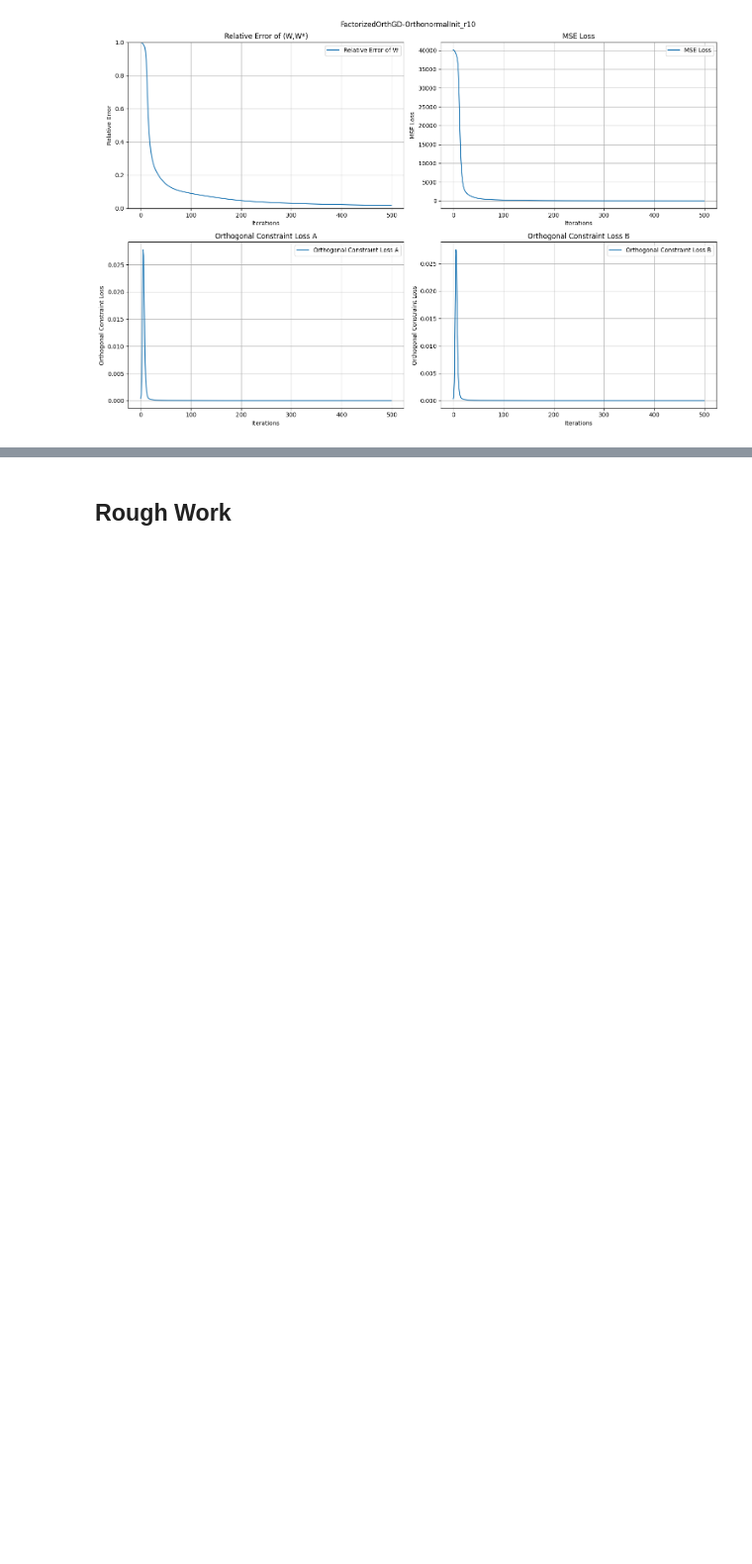
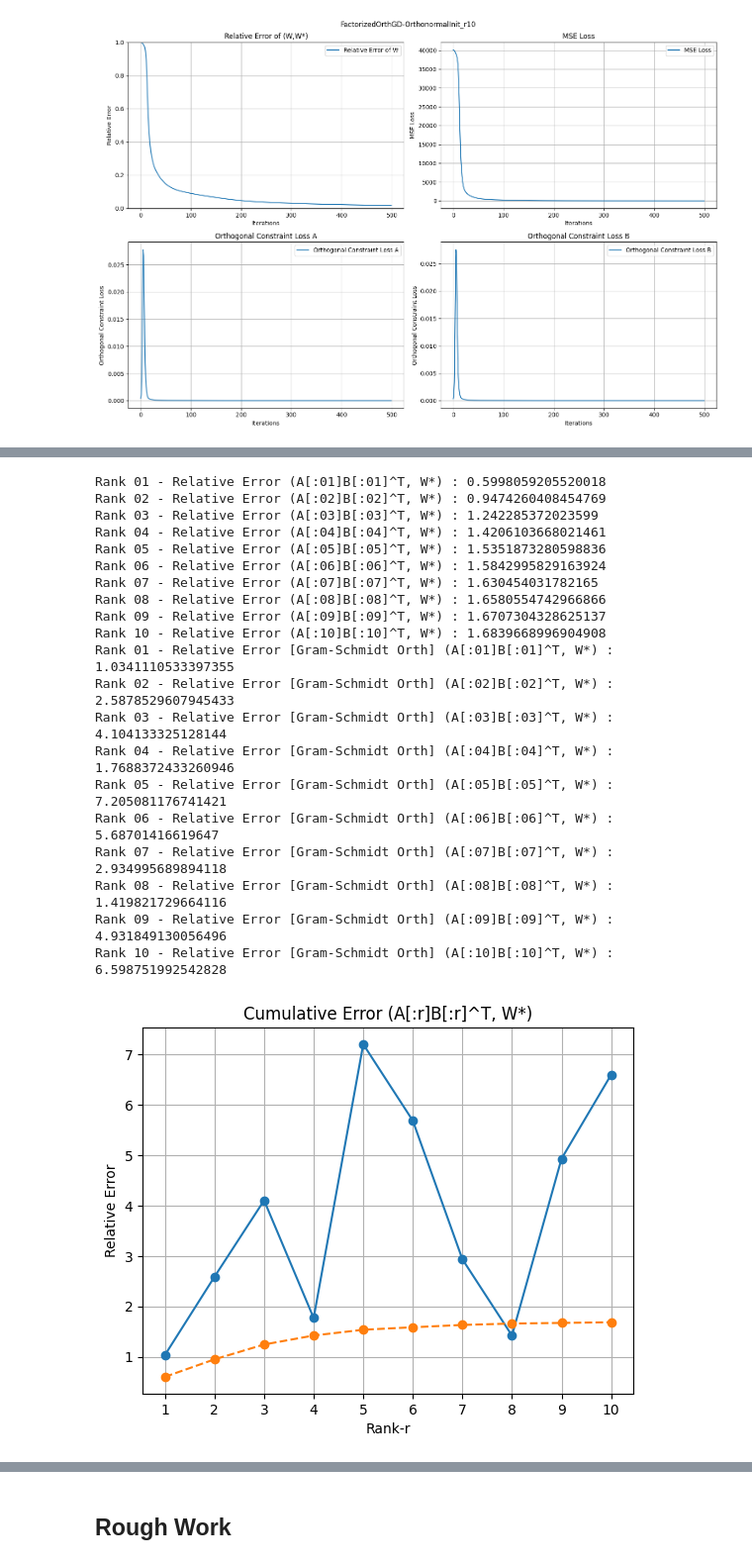
Before and after one commit to nikhil-chigali/Sequential-Low-Rank-Regression, a Jupyter notebook: sequential_low_rank_regression.ipynb, the cells around one changed output, grey strips where cells are left out. Shown at 99% size. Cells and saved outputs as stored; diff of their text form; code cells hidden in the pictures; blank space fills up the shorter version.

```diff
--- a/sequential_low_rank_regression.ipynb
+++ b/sequential_low_rank_regression.ipynb
@@ -750,0 +959,64 @@ Results can be viewed under [results/MatrixFactorization_GD.csv](https://github.
+# %%
+# Cumulative error of rank-r approximation using Sequential Factorized GD
+seq_r_errors = np.zeros(args.r)
+seq_r_errors_orth = np.zeros(args.r)
+
+for i in range(args.r):
+    A_r = np.sum(A_r1s[: i + 1], axis=0)
+    B_r = np.sum(B_r1s[: i + 1], axis=0)
+    W_r = A_r @ B_r.T
+    seq_r_errors[i] = la.norm(W_r - W_star, ord="fro") / la.norm(W_star, ord="fro")
+    print(
+        f"Rank {i+1:02d} - Relative Error (A[:{i+1:02d}]B[:{i+1:02d}]^T, W*) : {seq_r_errors[i]}"
+    )
+
+for i in range(args.r):
+    A_r = np.sum(A_r1s_orth[: i + 1], axis=0)
+    B_r = np.sum(B_r1s_orth[: i + 1], axis=0)
+    W_r = A_r @ B_r.T
+    seq_r_errors_orth[i] = la.norm(W_r - W_star, ord="fro") / la.norm(W_star, ord="fro")
+    print(
+        f"Rank {i+1:02d} - Relative Error [Gram-Schmidt Orth] (A[:{i+1:02d}]B[:{i+1:02d}]^T, W*) : {seq_r_errors_orth[i]}"
+    )
+
+
+# Plotting the Cumulative error of rank-r approximation
+plt.plot(
+    range(1, args.r + 1), seq_r_errors_orth, marker="o", label="Sequential (A, B) - GS"
+)
+plt.plot(
+    range(1, args.r + 1),
+    seq_r_errors,
+    marker="o",
+    label="Sequential (A, B)",
+    linestyle="--",
+)
+plt.xticks(range(1, args.r + 1))
+plt.xlabel("Rank-r")
+plt.ylabel("Relative Error")
+plt.title("Cumulative Error (A[:r]B[:r]^T, W*)")
+plt.grid()
+
+plt.show()
+# %% [output]
+Rank 01 - Relative Error (A[:01]B[:01]^T, W*) : 0.5998059205520018
+Rank 02 - Relative Error (A[:02]B[:02]^T, W*) : 0.9474260408454769
+Rank 03 - Relative Error (A[:03]B[:03]^T, W*) : 1.242285372023599
+Rank 04 - Relative Error (A[:04]B[:04]^T, W*) : 1.4206103668021461
+Rank 05 - Relative Error (A[:05]B[:05]^T, W*) : 1.5351873280598836
+Rank 06 - Relative Error (A[:06]B[:06]^T, W*) : 1.5842995829163924
+Rank 07 - Relative Error (A[:07]B[:07]^T, W*) : 1.630454031782165
+Rank 08 - Relative Error (A[:08]B[:08]^T, W*) : 1.6580554742966866
+Rank 09 - Relative Error (A[:09]B[:09]^T, W*) : 1.6707304328625137
+Rank 10 - Relative Error (A[:10]B[:10]^T, W*) : 1.6839668996904908
+Rank 01 - Relative Error [Gram-Schmidt Orth] (A[:01]B[:01]^T, W*) : 1.0341110533397355
+Rank 02 - Relative Error [Gram-Schmidt Orth] (A[:02]B[:02]^T, W*) : 2.5878529607945433
+Rank 03 - Relative Error [Gram-Schmidt Orth] (A[:03]B[:03]^T, W*) : 4.104133325128144
+Rank 04 - Relative Error [Gram-Schmidt Orth] (A[:04]B[:04]^T, W*) : 1.7688372433260946
+Rank 05 - Relative Error [Gram-Schmidt Orth] (A[:05]B[:05]^T, W*) : 7.205081176741421
+Rank 06 - Relative Error [Gram-Schmidt Orth] (A[:06]B[:06]^T, W*) : 5.68701416619647
+Rank 07 - Relative Error [Gram-Schmidt Orth] (A[:07]B[:07]^T, W*) : 2.934995689894118
+Rank 08 - Relative Error [Gram-Schmidt Orth] (A[:08]B[:08]^T, W*) : 1.419821729664116
+Rank 09 - Relative Error [Gram-Schmidt Orth] (A[:09]B[:09]^T, W*) : 4.931849130056496
+Rank 10 - Relative Error [Gram-Schmidt Orth] (A[:10]B[:10]^T, W*) : 6.598751992542828
+[figure, added]
```
Also changed, not shown: parts of 12 cells of this notebook, 1 other file.
